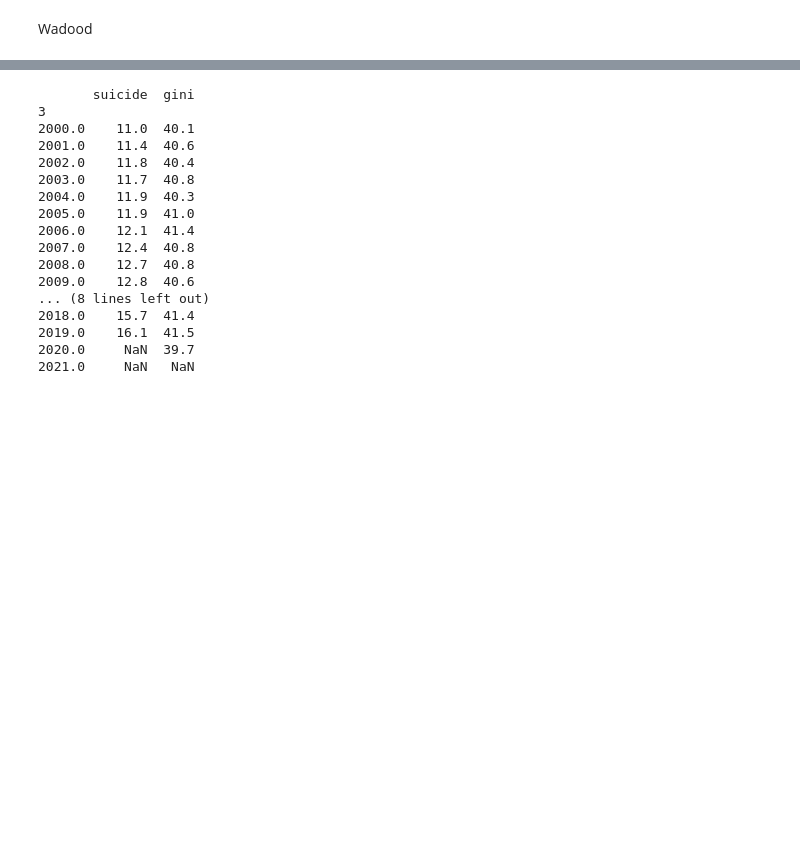
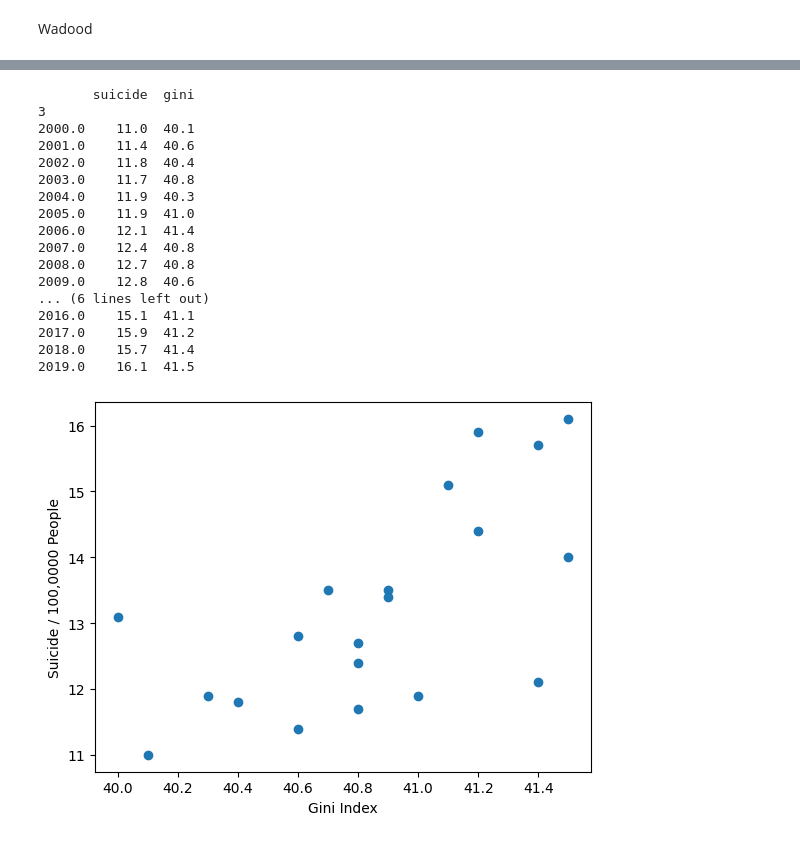
Before and after one commit to wadoodbutt/wadoodbutt.github.io, a Jupyter notebook: final_tutorial.ipynb, the cells around one changed output, grey strips where cells are left out. Saved outputs shown, nothing was run; the diff lists cells and outputs as text; code cells hidden in the pictures; blank space fills up the shorter version.

```diff
--- a/final_tutorial.ipynb
+++ b/final_tutorial.ipynb
@@ -487,39 +472,29 @@ Name: 251, dtype: object
-# %%
-# create an empty DataFrame to store the final data
-df_final_g = pd.DataFrame()
-
-# extract the suicide data for a specific state from the suicide DataFrame and transpose it
-df_final_g['suicide'] = df_sui_states.iloc[251, 4:26].transpose()
-
-# extract the Gini coefficient data for the same specific state from the Gini DataFrame and transpose it
-df_final_g['gini'] = df_gini.iloc[251, 4:26].transpose()
-
-# create a scatter plot with Gini coefficient on the x-axis and suicide rate on the y-axis
-plt.scatter(x=df_final_g['gini'], y=df_final_g['suicide'])
-
-# set the x-axis label
-plt.xlabel("Gini Index")
-
-# set the y-axis label
-plt.ylabel("Suicide / 100,000 People")
-
-# print the final DataFrame
-print(df_final_g)
-# %% [output]
-       suicide  gini
-3
-2000.0    11.0  40.1
-2001.0    11.4  40.6
-2002.0    11.8  40.4
-2003.0    11.7  40.8
-2004.0    11.9  40.3
-2005.0    11.9  41.0
-2006.0    12.1  41.4
-2007.0    12.4  40.8
-2008.0    12.7  40.8
-2009.0    12.8  40.6
-... (8 lines left out)
-2018.0    15.7  41.4
-2019.0    16.1  41.5
-2020.0     NaN  39.7
-2021.0     NaN   NaN
+# %%
+df_final_g = pd.DataFrame()
+# Combining gini index data (% based) vs suicide in united states
+df_final_g['suicide'] = df_sui_states.iloc[251, 4:24].transpose()
+df_final_g['gini'] = df_gini.iloc[251, 4:24].transpose()
+plt.scatter(x=df_final_g['gini'], y=df_final_g['suicide'])
+plt.xlabel("Gini Index")
+plt.ylabel("Suicide / 100,0000 People")
+print(df_final_g)
+plt.show()
+# %% [output]
+       suicide  gini
+3
+2000.0    11.0  40.1
+2001.0    11.4  40.6
+2002.0    11.8  40.4
+2003.0    11.7  40.8
+2004.0    11.9  40.3
+2005.0    11.9  41.0
+2006.0    12.1  41.4
+2007.0    12.4  40.8
+2008.0    12.7  40.8
+2009.0    12.8  40.6
+... (6 lines left out)
+2016.0    15.1  41.1
+2017.0    15.9  41.2
+2018.0    15.7  41.4
+2019.0    16.1  41.5
+[figure, added]
```
Also changed, not shown: parts of 11 cells of this notebook.
